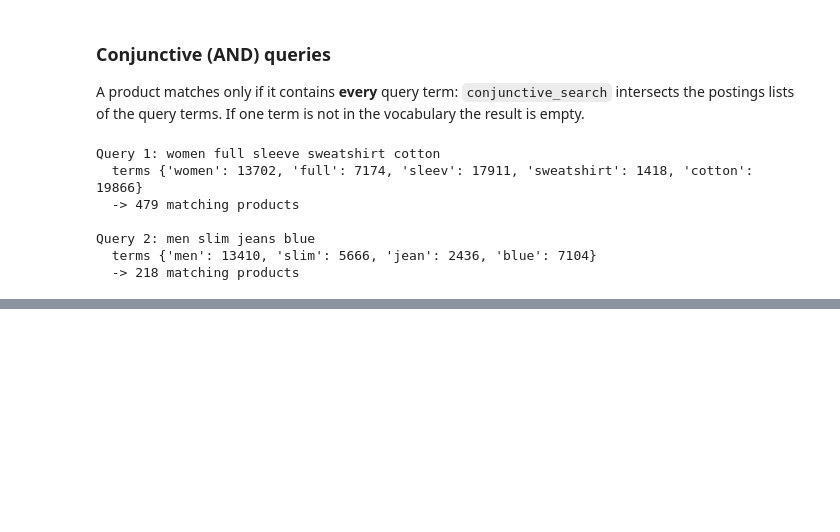
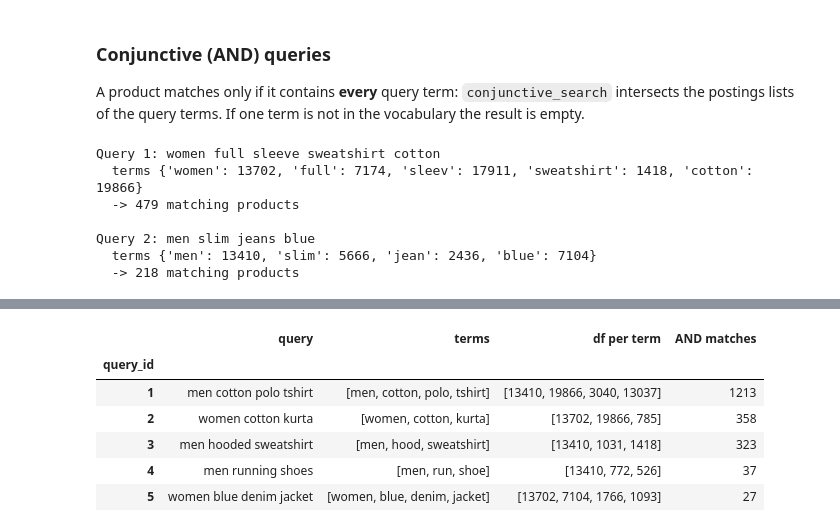
Before and after one commit to elenagotlost/irwa-search-engine, a Jupyter notebook: project_progress/part_2/part_2.ipynb, the cells around one changed output, grey strips where cells are left out. Drawn from its saved outputs; the diff is of its cells as text; code cells hidden in the pictures; blank space fills up the shorter version.

```diff
--- a/project_progress/part_2/part_2.ipynb
+++ b/project_progress/part_2/part_2.ipynb
@@ -138,0 +186,19 @@ Query 2: men slim jeans blue
+# %%
+test_labels = pd.read_csv(PART2 / "test_queries_to_label.csv")
+TEST_QUERIES = test_labels.drop_duplicates("query_id").set_index("query_id")["query"].to_dict()
+
+rows = []
+for qid, q in TEST_QUERIES.items():
+    terms = preprocess_text(q)
+    rows.append({"query_id": qid, "query": q, "terms": terms,
+                 "df per term": [len(index.get(t, [])) for t in terms],
+                 "AND matches": len(conjunctive_search(terms, index))})
+pd.DataFrame(rows).set_index("query_id")
+# %% [output]
+|  | query | terms | df per term | AND matches |
+| query_id |  |  |  |  |
+| 1 | men cotton polo tshirt | [men, cotton, polo, tshirt] | [13410, 19866, 3040, 13037] | 1213 |
+| 2 | women cotton kurta | [women, cotton, kurta] | [13702, 19866, 785] | 358 |
+| 3 | men hooded sweatshirt | [men, hood, sweatshirt] | [13410, 1031, 1418] | 323 |
+| 4 | men running shoes | [men, run, shoe] | [13410, 772, 526] | 37 |
+| 5 | women blue denim jacket | [women, blue, denim, jacket] | [13702, 7104, 1766, 1093] | 27 |
```
Also changed, not shown: parts of 5 cells of this notebook.
